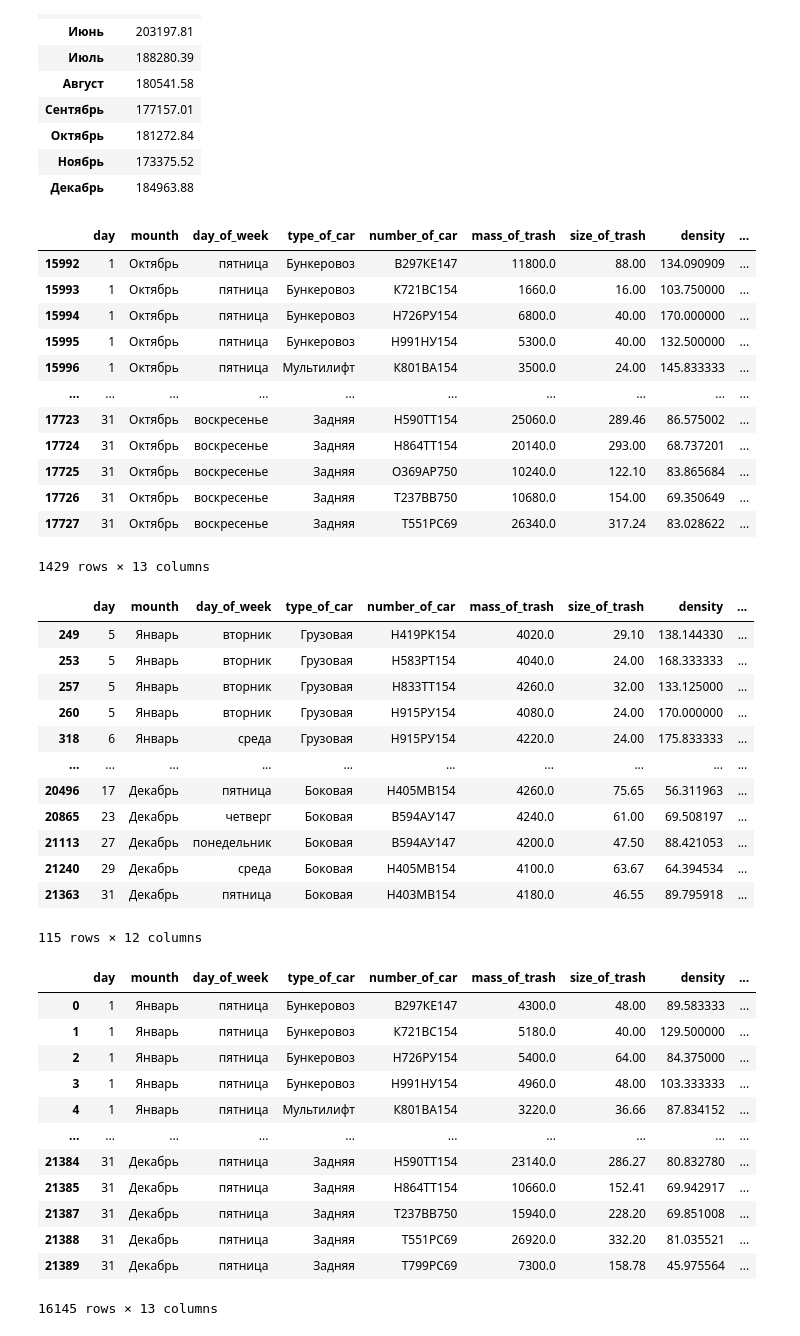
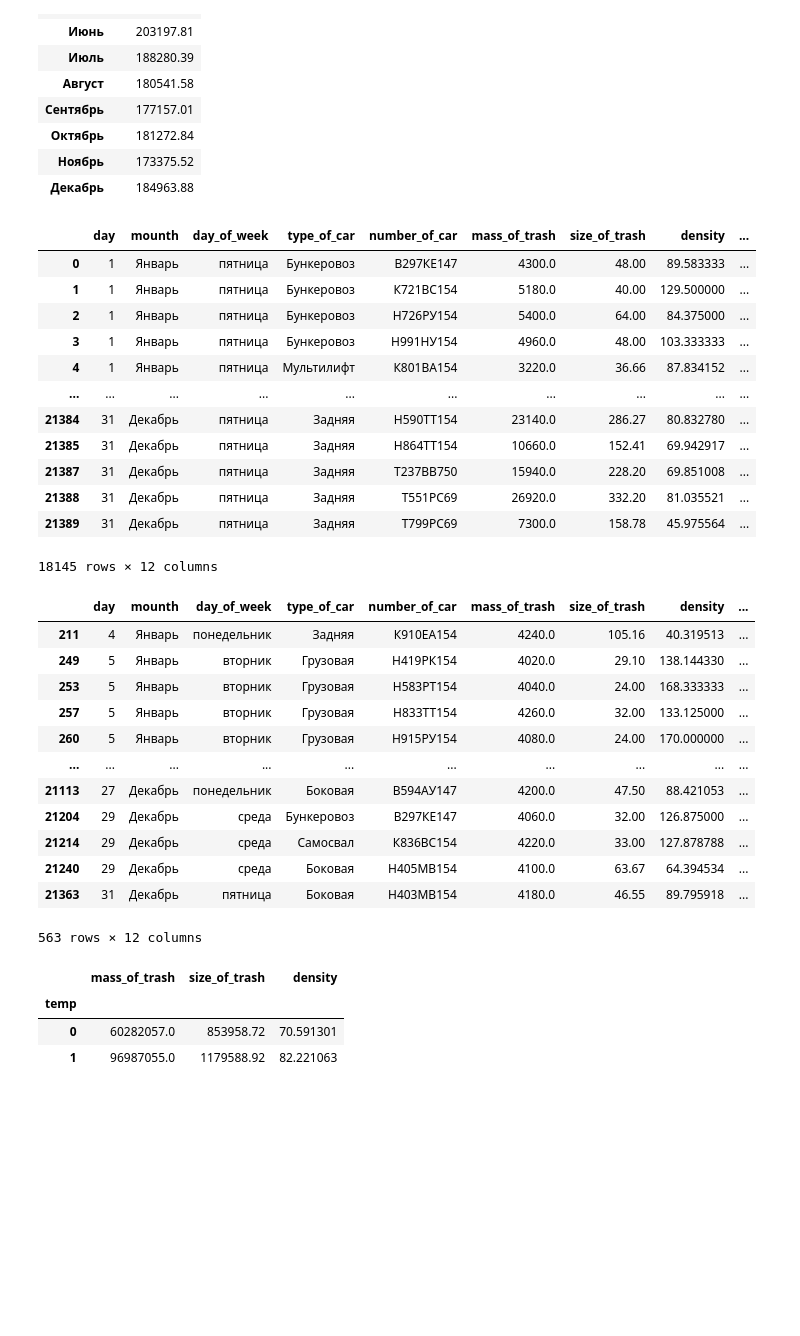
Before and after one commit to ssd2008/GMW, a Jupyter notebook: BMM.ipynb, the cells around one changed output. Cells and saved outputs as stored; diff of their text form; code cells hidden in the pictures; blank space fills up the shorter version.

```diff
--- a/BMM.ipynb
+++ b/BMM.ipynb
@@ -42,6 +29,7 @@ bd = bd[bd['mass_of_trash'] != '0']
 bd = bd[bd['mass_of_trash'] != '-']
 bd['mass_of_trash'] = bd['mass_of_trash'].str.replace(' ', '').str.replace(',', '.').astype(float)
 bd['size_of_trash'] = bd['size_of_trash'].str.replace(' ', '').str.replace(',', '.').astype(float)
+bd['number_of_car'] = bd['number_of_car'].str.replace(' ', '')
 bd['density'] = bd['density'].str.replace(' ', '').str.replace(',', '.').astype(float)
 bd['tmin'] = bd['tmin'].str.replace('°', '').astype(float)
 bd['tmax'] = bd['tmax'].str.replace('°', '').astype(float)
@@ -54,5 +42,3 @@ bd.head()
 | 2 | 1 | Январь | пятница | Бункеровоз | Н726РУ154 | 5400.0 | 64.00 | 84.375000 | ... |
 | 3 | 1 | Январь | пятница | Бункеровоз | Н991НУ154 | 4960.0 | 48.00 | 103.333333 | ... |
 | 4 | 1 | Январь | пятница | Мультилифт | К801ВА154 | 3220.0 | 36.66 | 87.834152 | ... |
-# %%
-bd = bd[bd['mass_of_trash'] < 32400][bd['density'] < 293.33][bd['size_of_trash'] < 455.72]
@@ -76,3 +45,12 @@ bd[-15 < bd['taverage']][bd['taverage'] < 15]
 # %%
-p = np.percentile(bd['density'].dropna(), 75)
-p
+densityMax = np.percentile(bd['density'].dropna(), 99.9)
+densityMin = np.percentile(bd['density'].dropna(), 0.1)
+bd = bd[bd['density'] > densityMin][bd['density'] < densityMax]
+
+massMax = np.percentile(bd['mass_of_trash'].dropna(), 99.9)
+massMin = np.percentile(bd['mass_of_trash'].dropna(), 0.1)
+bd = bd[bd['mass_of_trash'] > massMin][bd['mass_of_trash'] < massMax]
+
+sizeMax = np.percentile(bd['size_of_trash'].dropna(), 99.9)
+sizeMin = np.percentile(bd['size_of_trash'].dropna(), 0.1)
+bd = bd[bd['size_of_trash'] > sizeMin][bd['size_of_trash'] < sizeMax]
@@ -473,60 +389,53 @@ def null_or_one(x):
 
 bd['perehod_cherez_null'] = 0
 bd['perehod_cherez_null'] = bd.apply(lambda x: null_or_one(x), axis=1)
-bd[bd['mounth'] == 'Октябрь']
+bd[bd['type_of_car'].isin(["Боковая", 'Задняя'])]
 # %% [output]
 |  | day | mounth | day_of_week | type_of_car | number_of_car | mass_of_trash | size_of_trash | density | ... |
-| 15992 | 1 | Октябрь | пятница | Бункеровоз | В297КЕ147 | 11800.0 | 88.00 | 134.090909 | ... |
-| 15993 | 1 | Октябрь | пятница | Бункеровоз | К721ВС154 | 1660.0 | 16.00 | 103.750000 | ... |
-| 15994 | 1 | Октябрь | пятница | Бункеровоз | Н726РУ154 | 6800.0 | 40.00 | 170.000000 | ... |
-| 15995 | 1 | Октябрь | пятница | Бункеровоз | Н991НУ154 | 5300.0 | 40.00 | 132.500000 | ... |
-| 15996 | 1 | Октябрь | пятница | Мультилифт | К801ВА154 | 3500.0 | 24.00 | 145.833333 | ... |
+| 0 | 1 | Январь | пятница | Бункеровоз | В297КЕ147 | 4300.0 | 48.00 | 89.583333 | ... |
+| 1 | 1 | Январь | пятница | Бункеровоз | К721ВС154 | 5180.0 | 40.00 | 129.500000 | ... |
+| 2 | 1 | Январь | пятница | Бункеровоз | Н726РУ154 | 5400.0 | 64.00 | 84.375000 | ... |
+| 3 | 1 | Январь | пятница | Бункеровоз | Н991НУ154 | 4960.0 | 48.00 | 103.333333 | ... |
+| 4 | 1 | Январь | пятница | Мультилифт | К801ВА154 | 3220.0 | 36.66 | 87.834152 | ... |
 | ... | ... | ... | ... | ... | ... | ... | ... | ... | ... |
-| 17723 | 31 | Октябрь | воскресенье | Задняя | Н590ТТ154 | 25060.0 | 289.46 | 86.575002 | ... |
-| 17724 | 31 | Октябрь | воскресенье | Задняя | Н864ТТ154 | 20140.0 | 293.00 | 68.737201 | ... |
-| 17725 | 31 | Октябрь | воскресенье | Задняя | О369АР750 | 10240.0 | 122.10 | 83.865684 | ... |
-| 17726 | 31 | Октябрь | воскресенье | Задняя | Т237ВВ750 | 10680.0 | 154.00 | 69.350649 | ... |
-| 17727 | 31 | Октябрь | воскресенье | Задняя | Т551РС69 | 26340.0 | 317.24 | 83.028622 | ... |
+| 21384 | 31 | Декабрь | пятница | Задняя | Н590ТТ154 | 23140.0 | 286.27 | 80.832780 | ... |
+| 21385 | 31 | Декабрь | пятница | Задняя | Н864ТТ154 | 10660.0 | 152.41 | 69.942917 | ... |
+| 21387 | 31 | Декабрь | пятница | Задняя | Т237ВВ750 | 15940.0 | 228.20 | 69.851008 | ... |
+| 21388 | 31 | Декабрь | пятница | Задняя | Т551РС69 | 26920.0 | 332.20 | 81.035521 | ... |
+| 21389 | 31 | Декабрь | пятница | Задняя | Т799РС69 | 7300.0 | 158.78 | 45.975564 | ... |
-1429 rows × 13 columns
+18145 rows × 12 columns
 # %%
-bd[bd['type_of_car'].isin(["Боковая", "Грузовая"])][bd['mass_of_trash'] > 4000][bd['mass_of_trash'] < 4300]
+bd[bd['mass_of_trash'] > 4000][bd['mass_of_trash'] < 4300]
 # %% [output]
 |  | day | mounth | day_of_week | type_of_car | number_of_car | mass_of_trash | size_of_trash | density | ... |
+| 211 | 4 | Январь | понедельник | Задняя | К910ЕА154 | 4240.0 | 105.16 | 40.319513 | ... |
 | 249 | 5 | Январь | вторник | Грузовая | Н419РК154 | 4020.0 | 29.10 | 138.144330 | ... |
 | 253 | 5 | Январь | вторник | Грузовая | Н583РТ154 | 4040.0 | 24.00 | 168.333333 | ... |
 | 257 | 5 | Январь | вторник | Грузовая | Н833ТТ154 | 4260.0 | 32.00 | 133.125000 | ... |
 | 260 | 5 | Январь | вторник | Грузовая | Н915РУ154 | 4080.0 | 24.00 | 170.000000 | ... |
-| 318 | 6 | Январь | среда | Грузовая | Н915РУ154 | 4220.0 | 24.00 | 175.833333 | ... |
 | ... | ... | ... | ... | ... | ... | ... | ... | ... | ... |
-| 20496 | 17 | Декабрь | пятница | Боковая | Н405МВ154 | 4260.0 | 75.65 | 56.311963 | ... |
-| 20865 | 23 | Декабрь | четверг | Боковая | В594АУ147 | 4240.0 | 61.00 | 69.508197 | ... |
 | 21113 | 27 | Декабрь | понедельник | Боковая | В594АУ147 | 4200.0 | 47.50 | 88.421053 | ... |
+| 21204 | 29 | Декабрь | среда | Бункеровоз | В297КЕ147 | 4060.0 | 32.00 | 126.875000 | ... |
+| 21214 | 29 | Декабрь | среда | Самосвал | К836ВС154 | 4220.0 | 33.00 | 127.878788 | ... |
 | 21240 | 29 | Декабрь | среда | Боковая | Н405МВ154 | 4100.0 | 63.67 | 64.394534 | ... |
 | 21363 | 31 | Декабрь | пятница | Боковая | Н403МВ154 | 4180.0 | 46.55 | 89.795918 | ... |
-115 rows × 12 columns
+563 rows × 12 columns
 # %%
 def temperatura(x):
     if x['taverage'] < 0:
         return 0
     else:
         return 1
 bd['temp'] = 0
 bd['temp'] = bd.apply(lambda x: temperatura(x), axis=1)
-bd[bd['perehod_cherez_null'] == 0]
+FataMorgana = bd[bd['perehod_cherez_null'] == 0].pivot_table(index='temp', values=['mass_of_trash', 'size_of_trash'], aggfunc='sum', sort=False)
+FataMorgana['density'] = FataMorgana['mass_of_trash']/FataMorgana['size_of_trash']
+FataMorgana
 # %% [output]
-|  | day | mounth | day_of_week | type_of_car | number_of_car | mass_of_trash | size_of_trash | density | ... |
-| 0 | 1 | Январь | пятница | Бункеровоз | В297КЕ147 | 4300.0 | 48.00 | 89.583333 | ... |
-| 1 | 1 | Январь | пятница | Бункеровоз | К721ВС154 | 5180.0 | 40.00 | 129.500000 | ... |
-| 2 | 1 | Январь | пятница | Бункеровоз | Н726РУ154 | 5400.0 | 64.00 | 84.375000 | ... |
-| 3 | 1 | Январь | пятница | Бункеровоз | Н991НУ154 | 4960.0 | 48.00 | 103.333333 | ... |
-| 4 | 1 | Январь | пятница | Мультилифт | К801ВА154 | 3220.0 | 36.66 | 87.834152 | ... |
-| ... | ... | ... | ... | ... | ... | ... | ... | ... | ... |
-| 21384 | 31 | Декабрь | пятница | Задняя | Н590ТТ154 | 23140.0 | 286.27 | 80.832780 | ... |
-| 21385 | 31 | Декабрь | пятница | Задняя | Н864ТТ154 | 10660.0 | 152.41 | 69.942917 | ... |
-| 21387 | 31 | Декабрь | пятница | Задняя | Т237ВВ750 | 15940.0 | 228.20 | 69.851008 | ... |
-| 21388 | 31 | Декабрь | пятница | Задняя | Т551РС69 | 26920.0 | 332.20 | 81.035521 | ... |
-| 21389 | 31 | Декабрь | пятница | Задняя | Т799РС69 | 7300.0 | 158.78 | 45.975564 | ... |
+|  | mass_of_trash | size_of_trash | density |
+| temp |  |  |  |
+| 0 | 60282057.0 | 853958.72 | 70.591301 |
+| 1 | 96987055.0 | 1179588.92 | 82.221063 |
-16145 rows × 13 columns
 # %%
 TKO = np.percentile(bd[bd['type_of_car'].isin(["Фусо", "Задняя", "Боковая"])]["density"], 75)
 STPONKA = np.percentile(bd[bd['type_of_car'].isin(["Бункеровоз", "Самосвал", "Грузовая", "Мультилифт"])]["density"], 25)
```
Also changed, not shown: parts of 21 cells of this notebook.
